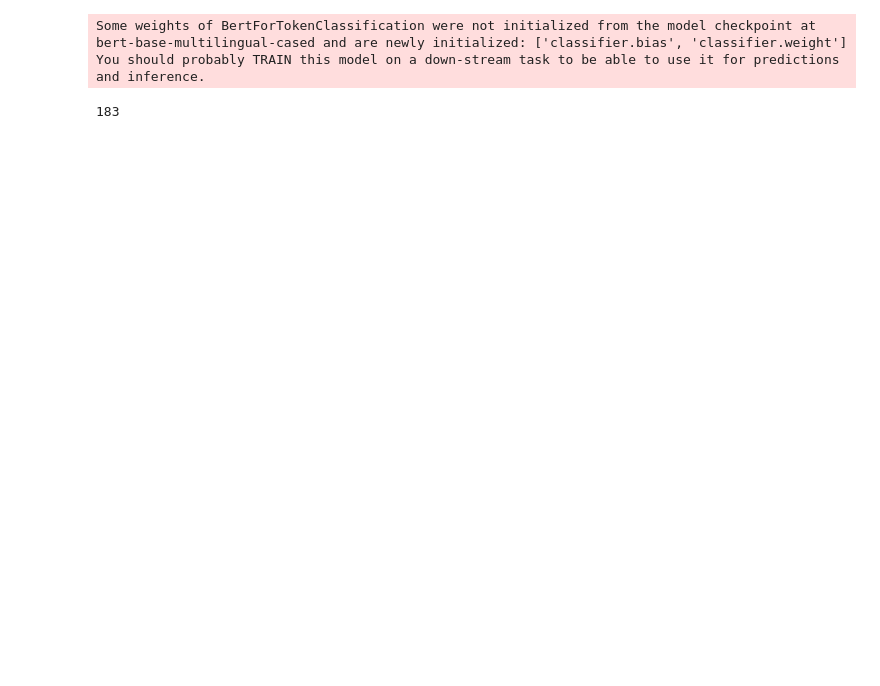
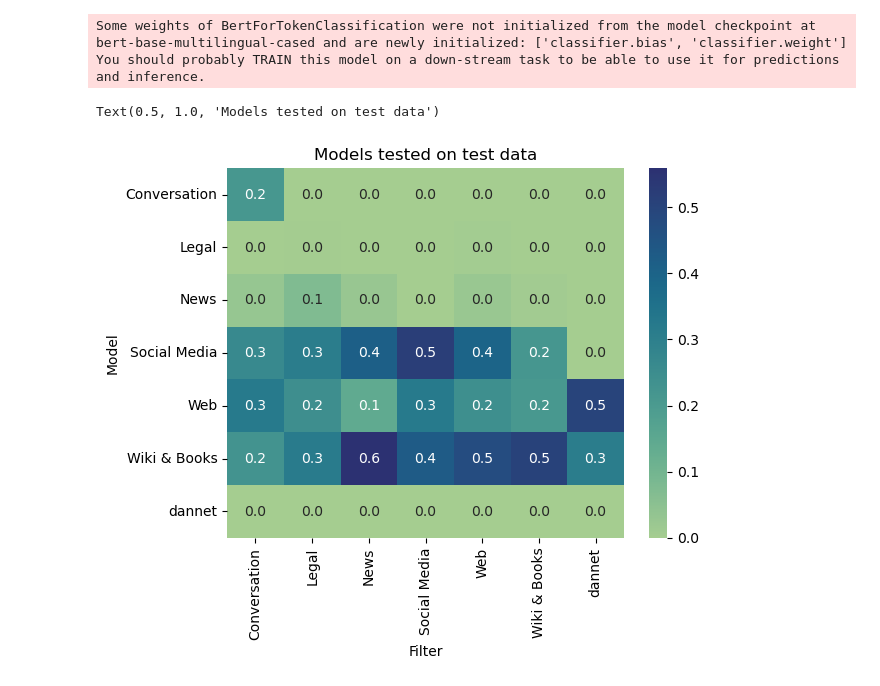
Before and after one commit to krusand/CrossNER-Active-Learning, a Jupyter notebook: spanf1.ipynb, the cells around one changed output. Drawn from its saved outputs; the diff is of its cells as text; code cells hidden in the pictures; blank space fills up the shorter version.

Commit message:
test script

```diff
--- a/spanf1.ipynb
+++ b/spanf1.ipynb
@@ -1,18 +1,14 @@
 # %%
 # Libraries
 import torch
-import torch.nn as nn
-
-import pandas as pd
-import numpy as np
-
+import pickle
 from model import BertForTokenClassification
 import utils.NERutils as nu
-import utils.QueryUtils as q
 
 from transformers import AutoConfig, AutoTokenizer
 
-from torch.utils.data import DataLoader, SubsetRandomSampler
+from torch.utils.data import DataLoader
+from tqdm import tqdm
 
 # Define tokenizer
 bert_model_name = "bert-base-multilingual-cased"
@@ -23,7 +19,11 @@ train_path = "data/BIOtrain.parquet"
 dev_path = "data/BIOdev.parquet"
 test_path = "data/BIOtest.parquet"
 
-FILTER = None
+# models_and_filters = ['Social Media','News','Web','Conversation','Wiki & Books','Legal','dannet']
+
+# f1_scores = {model: dict() for model in models_and_filters}
+FILTER = 'Legal'
+model_type = 'Legal'
 
 train_dataset = nu.NERdataset(dataset_path=train_path, tokenizer=bert_tokenizer, filter=FILTER)
 dev_dataset = nu.NERdataset(dataset_path=dev_path, tokenizer=bert_tokenizer, filter=FILTER,tags=train_dataset.tags, index2tag=train_dataset.index2tag, tag2index=train_dataset.tag2index)
@@ -31,7 +31,7 @@ test_dataset = nu.NERdataset(dataset_path=test_path, tokenizer=bert_tokenizer, f
 
 train_loader = DataLoader(train_dataset, batch_size=8, shuffle=True, num_workers=0)
 dev_loader = DataLoader(dev_dataset, batch_size=8, shuffle=False, num_workers=0)
-test_loader = DataLoader(test_dataset, batch_size=8, shuffle=False, num_workers=0)
+test_loader = DataLoader(test_dataset, batch_size=7, shuffle=False, num_workers=0)
 
 # Set device
 if torch.backends.mps.is_available():
@@ -55,7 +55,7 @@ bert_config = AutoConfig.from_pretrained(
 model = BertForTokenClassification.from_pretrained(bert_model_name, config=bert_config, tags=train_dataset.tags, verbose=True).to(device)
 
 # Load model
-model.load_state_dict(torch.load("Trained_models/checkpoint_all_data.pt", map_location=device))
+model.load_state_dict(torch.load(f"Trained_models/source_domains/{model_type}_finetuned.pt", map_location=device))
 
 # Evaluate model
 preds, targets = nu.evaluate_model(model=model, dataloader=test_loader, device=device)
@@ -66,10 +66,33 @@ golds = [*map(train_dataset.index2tag.get, list(targets))]
 
 f1score = nu.getF1ScoreFromLists(golds=golds, preds=preds)
 print(f"{f1score = }")
+f1_scores[model_type][FILTER] = f1score
 # %% [output]
 Some weights of BertForTokenClassification were not initialized from the model checkpoint at bert-base-multilingual-cased and are newly initialized: ['classifier.bias', 'classifier.weight']
 You should probably TRAIN this model on a down-stream task to be able to use it for predictions and inference.
-# %%
-len(dev_loader)
-# %% [output]
-183
+# %%
+
+with open("f1scores.pkl", "rb") as fp:
+    f1_scores_load = pickle.load(fp)
+
+with open("f1scores_training_data.pkl", "rb") as fp:
+    f1_scores_training_data_load = pickle.load(fp)
+# %%
+import pandas as pd
+import seaborn as sns
+import matplotlib.pyplot as plt
+dfs = []
+
+for model_type in models_and_filters:
+    dfs.append(pd.DataFrame({'Model': [model_type]*7,
+                'Filter': f1_scores_load[model_type].keys(),
+                'F1_scores': f1_scores_load[model_type].values()}))
+
+f1_df = pd.concat(dfs).pivot(index="Model", columns="Filter", values="F1_scores")
+
+
+sns.heatmap(f1_df,annot=True, fmt='.1f',cmap=sns.color_palette("crest", as_cmap=True))
+plt.title("Models tested on test data")
+# %% [output]
+Text(0.5, 1.0, 'Models tested on test data')
+[figure, added]
```
Also changed, not shown: parts of 2 cells of this notebook.
